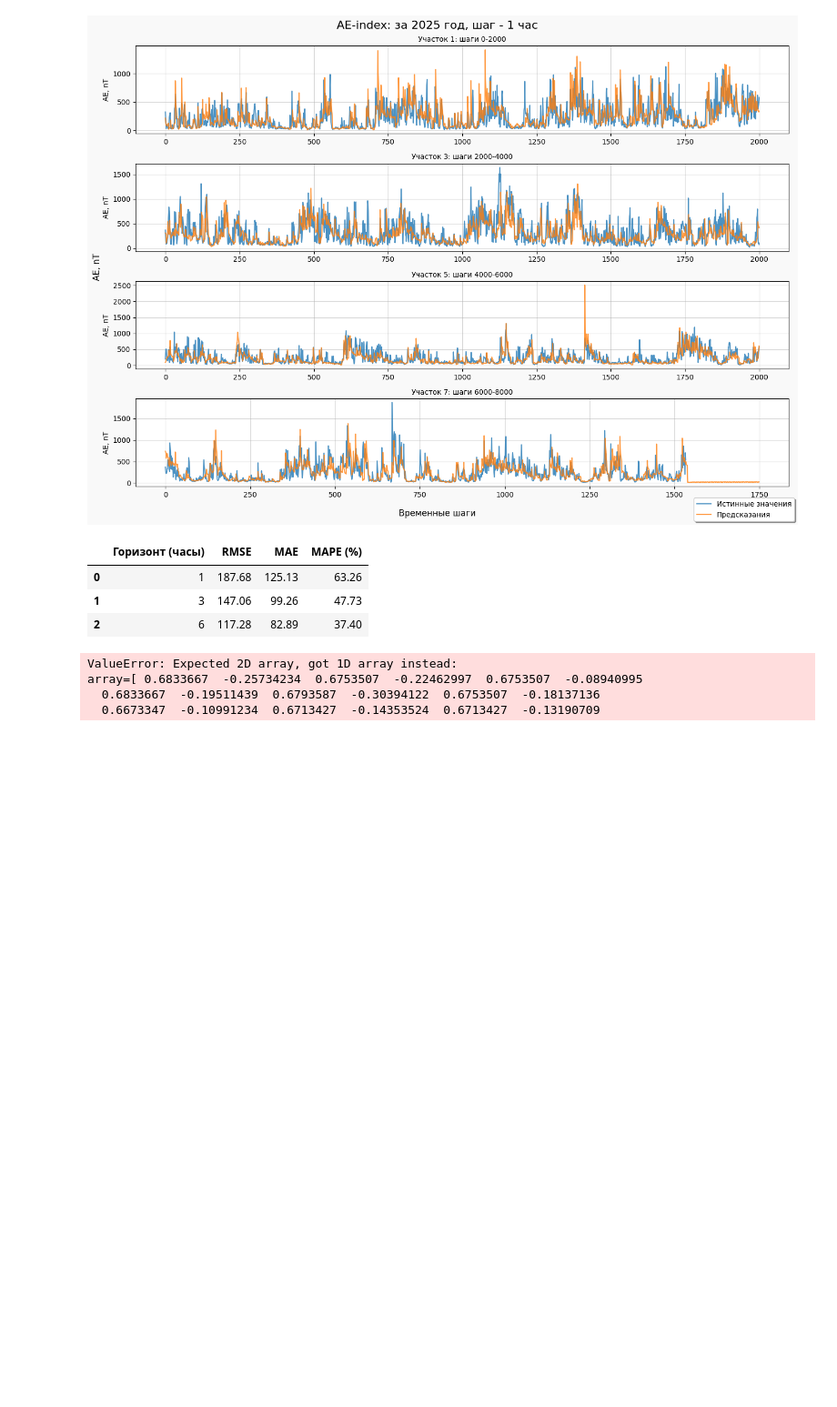
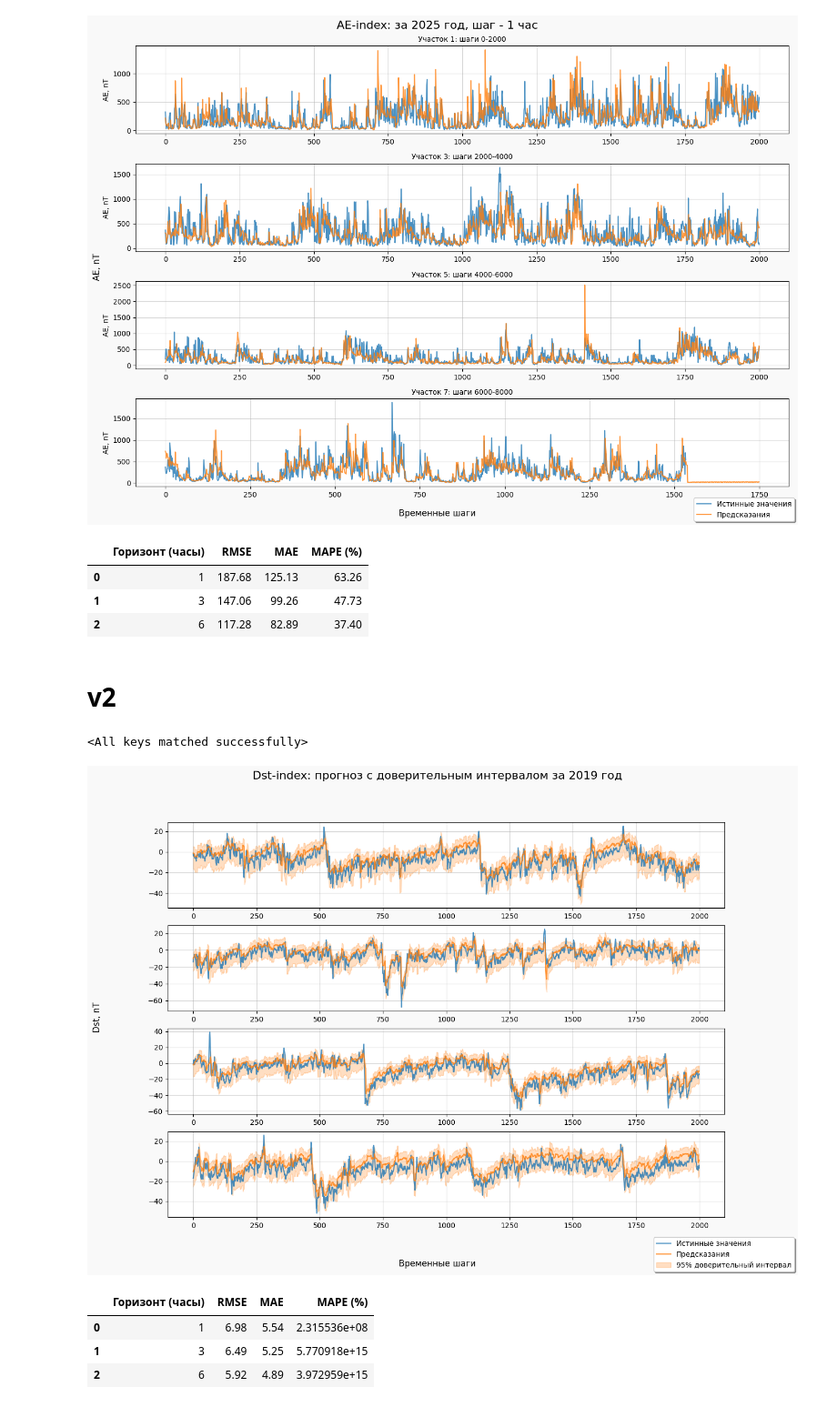
Before and after one commit to neZorinEgor/magnesis, a Jupyter notebook: notebooks/inference.ipynb, the cells around one changed output. Shown at 91% size. Drawn from its saved outputs; the diff is of its cells as text; code cells hidden in the pictures; blank space fills up the shorter version.

```diff
--- a/notebooks/inference.ipynb
+++ b/notebooks/inference.ipynb
@@ -383,7 +383,7 @@ class GeomagneticNetV11(nn.Module):
         )
 
         self.dropout = nn.Dropout(lstm_dropout)
-        heads_hidden_size = lstm_hidden_size * 3
+        heads_hidden_size = lstm_hidden_size
 
         self.dst_head = nn.Sequential(
             nn.Linear(lstm_hidden_size, heads_hidden_size),
@@ -720,11 +722,8 @@ calculate_forecasting_metrics(y_pred, y_true)
 | 1 | 3 | 147.06 | 99.26 | 47.73 |
 | 2 | 6 | 117.28 | 82.89 | 37.40 |
 # %%
-for x, y in loader_by_2019:
+# for x, y in loader_by_2019:
 
-    break
+#     break
-# %% [output]
-ValueError: Expected 2D array, got 1D array instead:
-array=[ 0.6833667  -0.25734234  0.6753507  -0.22462997  0.6753507  -0.08940995
-  0.6833667  -0.19511439  0.6793587  -0.30394122  0.6753507  -0.18137136
-  0.6673347  -0.10991234  0.6713427  -0.14353524  0.6713427  -0.13190709
+# %% [markdown]
+# v2
@@ -730,0 +922,67 @@ array=[ 0.6833667  -0.25734234  0.6753507  -0.22462997  0.6753507  -0.08940995
+# %%
+X_scaler = joblib.load("../data/weights/v2/X_scaler.joblib")
+y_scaler = joblib.load("../data/weights/v2/y_scaler.joblib")
+forecasts_len = 6
+
+net_v2 = GeomagneticNetV11(
+    lstm_input_size=14,
+    lstm_hidden_size=256,
+    lstm_num_layers=4,
+    lstm_dropout=0.2,
+    dst_attention_heads=2,
+    ae_attention_heads=2,
+    forecasts_len=forecasts_len,
+)
+net_v2.load_state_dict(torch.load("../data/weights/v2/best.pt", map_location="cpu"))
+# %% [output]
+<All keys matched successfully>
+# %%
+loader_by_2019_v2 = make_dataset_v2(
+    path="../data/datasets/test_2019.csv",
+    x_scaler=X_scaler,
+    y_scaler=y_scaler,
+)
+loader_by_2025_v2 = make_dataset_v2(
+    path="../data/datasets/test_2025.csv",
+    x_scaler=X_scaler,
+    y_scaler=y_scaler,
+)
+# %%
+dst_inference_2019 = inference_with_ci_v2(net_v2, loader_by_2019_v2, y_scaler, lmbda=lmbda)
+
+fig, axes = plt.subplots(4, 1, figsize=(14, 10))
+axes = axes.flatten()
+fig
+for idx, x in enumerate([(0, 2000), (2000, 4000), (4000, 6000,), (6000, 8000)]):
+    start, end = x
+    axes[idx].plot(dst_inference_2019["dst_labels"][start:end], label='Истинные значения', color='#1f77b4', linewidth=1.5, alpha=0.8)
+    axes[idx].plot(dst_inference_2019["dst_preds"][start:end], label='Предсказания', color='#ff7f0e', linewidth=1.5, alpha=0.8)
+    axes[idx].fill_between(
+        range(len(dst_inference_2019["dst_preds"][start:end])),
+        dst_inference_2019["dst_ci_lower"][start:end],
+        dst_inference_2019["dst_ci_upper"][start:end],
+        color='#ff7f0e',
+        alpha=0.25,
+        label='95% доверительный интервал'
+    )
+    axes[idx].grid(alpha=0.5)
+
+fig.suptitle('Dst-index: прогноз с доверительным интервалом за 2019 год', fontsize=16)
+handles, labels = axes[0].get_legend_handles_labels()
+fig.legend(handles, labels, loc='lower right', fontsize=10, frameon=True, fancybox=True, shadow=True)
+fig.supxlabel('Временные шаги', fontsize=12)
+fig.supylabel('Dst, nT', fontsize=12)
+fig.patch.set_facecolor('#f9f9f9')
+plt.show()
+# %% [output]
+[figure, added]
+# %%
+limit = 8000
+y_pred = dst_inference_2019["dst_preds"][:limit]
+y_true = dst_inference_2019["dst_labels"][:limit]
+calculate_forecasting_metrics(y_pred, y_true)
+# %% [output]
+|  | Горизонт (часы) | RMSE | MAE | MAPE (%) |
+| 0 | 1 | 6.98 | 5.54 | 2.315536e+08 |
+| 1 | 3 | 6.49 | 5.25 | 5.770918e+15 |
+| 2 | 6 | 5.92 | 4.89 | 3.972959e+15 |
```
Also changed, not shown: parts of 5 cells of this notebook, 2 other files.
